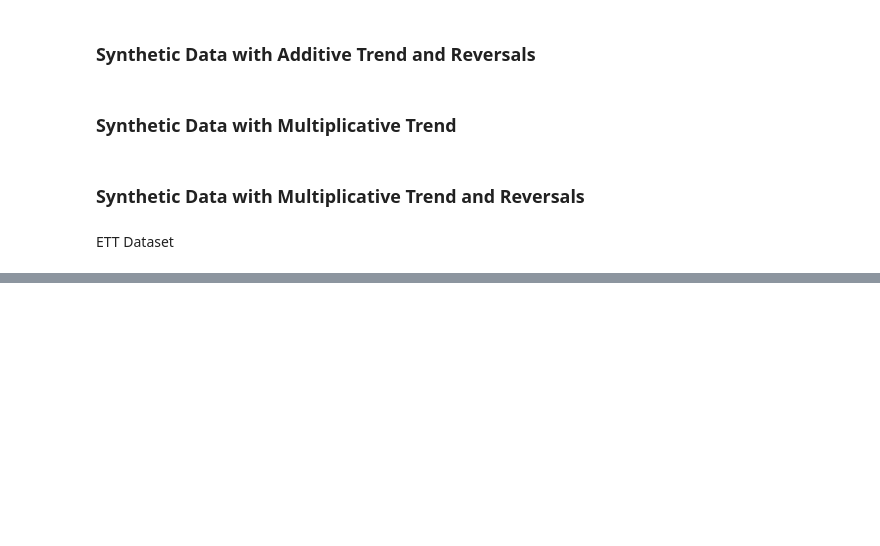
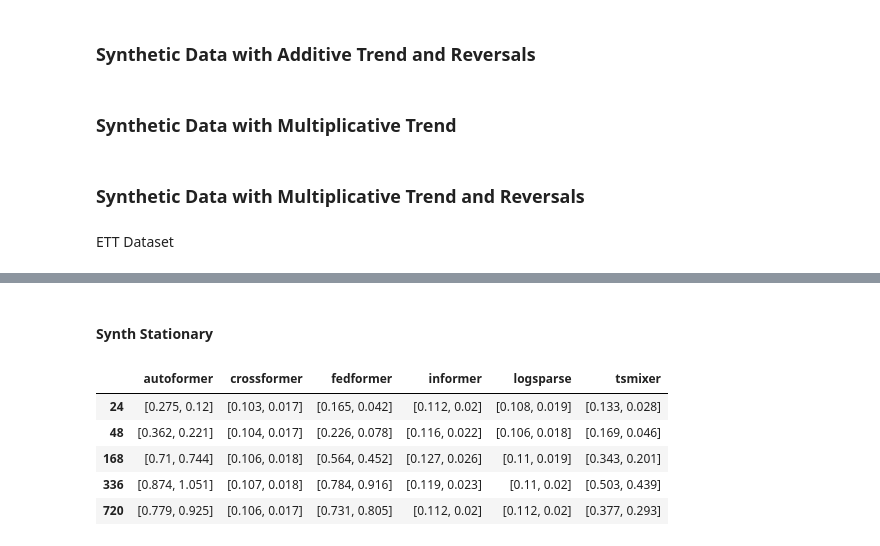
Before and after one commit to anasashb/TransformersEnergyTS, a Jupyter notebook: result_analysis.ipynb, the cells around one changed output, grey strips where cells are left out. Drawn from its saved outputs; the diff is of its cells as text; code cells hidden in the pictures; blank space fills up the shorter version.

```diff
--- a/result_analysis.ipynb
+++ b/result_analysis.ipynb
@@ -592,0 +625,18 @@ for pred_len in pred_len_list:
+# %% [markdown]
+#### Synth Stationary
+# %%
+results_synth = pd.DataFrame(columns = list_models)
+for i , length in enumerate(list_lengths) :
+    results_synth.loc[i] = [autoformer_synth['pred_len' + str(length)][0:2] , crossformer_synth['pred_len' + str(length)][0:2] ,
+                               fedformer_synth['pred_len' + str(length)][0:2] , informer_synth['pred_len' + str(length)][0:2] ,
+                               logsparse_synth['pred_len' + str(length)][0:2] , tsmixer_synth['pred_len' + str(length)][0:2]]
+results_synth.index = list_lengths
+
+results_synth
+# %% [output]
+|  | autoformer | crossformer | fedformer | informer | logsparse | tsmixer |
+| 24 | [0.275, 0.12] | [0.103, 0.017] | [0.165, 0.042] | [0.112, 0.02] | [0.108, 0.019] | [0.133, 0.028] |
+| 48 | [0.362, 0.221] | [0.104, 0.017] | [0.226, 0.078] | [0.116, 0.022] | [0.106, 0.018] | [0.169, 0.046] |
+| 168 | [0.71, 0.744] | [0.106, 0.018] | [0.564, 0.452] | [0.127, 0.026] | [0.11, 0.019] | [0.343, 0.201] |
+| 336 | [0.874, 1.051] | [0.107, 0.018] | [0.784, 0.916] | [0.119, 0.023] | [0.11, 0.02] | [0.503, 0.439] |
+| 720 | [0.779, 0.925] | [0.106, 0.017] | [0.731, 0.805] | [0.112, 0.02] | [0.112, 0.02] | [0.377, 0.293] |
```
Also changed, not shown: parts of 20 cells of this notebook, 2 other files.
